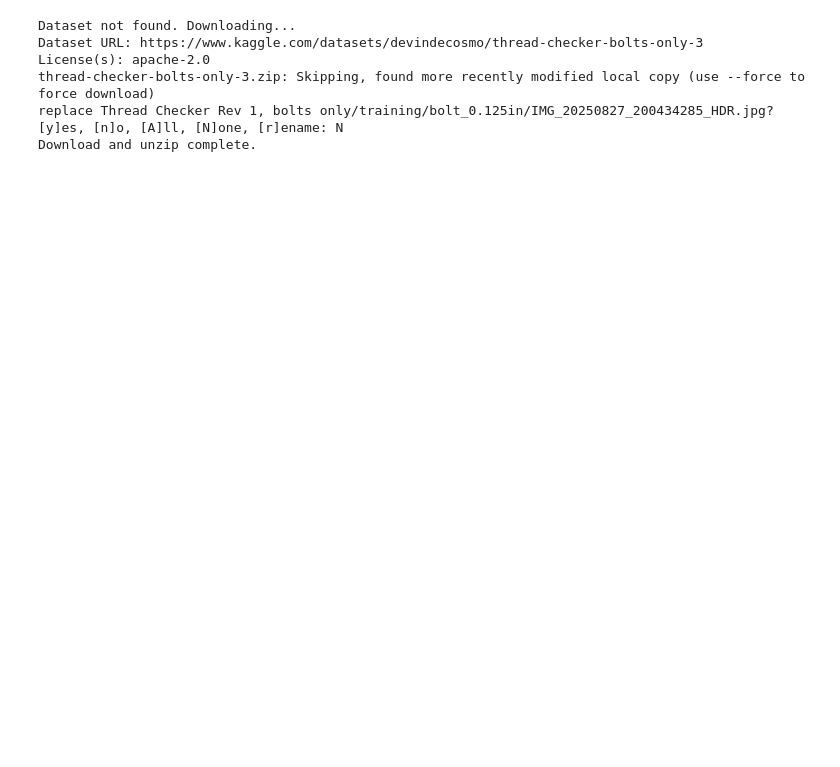
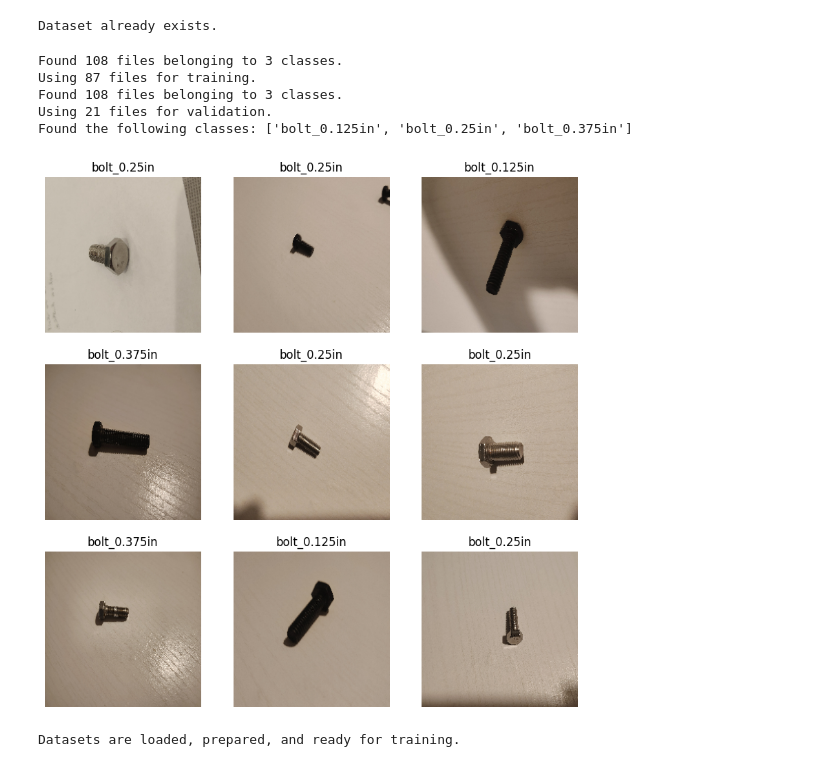
Before and after one commit to ddecosmo-dev/thread-checker, a Jupyter notebook: threadCheckerTrainer.ipynb, the cells around one changed output. Saved outputs shown, nothing was run; the diff lists cells and outputs as text; code cells hidden in the pictures; blank space fills up the shorter version.

Commit message:
got data set working, seemingly, added initial model

```diff
--- a/threadCheckerTrainer.ipynb
+++ b/threadCheckerTrainer.ipynb
@@ -20,7 +20,7 @@ if not os.path.exists("/root/.kaggle/kaggle.json"):
 
 # The name of the main folder that gets created after unzipping
 # Change 'training' if your main folder is named something else
-dataset_folder = 'training'
+dataset_folder = 'Thread Checker Rev 1, bolts only'
 
 if not os.path.exists(dataset_folder):
   print('Dataset not found. Downloading...')
@@ -33,9 +33,4 @@ if not os.path.exists(dataset_folder):
 else:
   print('Dataset already exists.')
 # %% [output]
-Dataset not found. Downloading...
-Dataset URL: https://www.kaggle.com/datasets/devindecosmo/thread-checker-bolts-only-3
-License(s): apache-2.0
-thread-checker-bolts-only-3.zip: Skipping, found more recently modified local copy (use --force to force download)
-replace Thread Checker Rev 1, bolts only/training/bolt_0.125in/IMG_20250827_200434285_HDR.jpg? [y]es, [n]o, [A]ll, [N]one, [r]ename: N
-Download and unzip complete.
+Dataset already exists.
@@ -48,3 +37,74 @@ IMG_WIDTH = 224
+# %%
+
+#Constants
+#data set creation
+VALIDATION_SPLIT = 0.2
+SEED = 123;
+
+#Data preparation
+BATCH_SIZE = 32
+IMG_HEIGHT = 224
+IMG_WIDTH = 224
+
+
+
+# Define the correct paths to your nested data directories
+# Note: This assumes your unzipped folder is named 'Thread Checker Rev 1, bolts only'
+TRAIN_DIR = 'Thread Checker Rev 1, bolts only/training'
+# %%
+#dataset import and creation
+#may need some scaling or bounding box depending on accuracy
+train_ds = tf.keras.utils.image_dataset_from_directory(
+  TRAIN_DIR,
+  validation_split=VALIDATION_SPLIT,
+  subset="training",
+  seed=123,  # The seed ensures the random split is the same every time
+  image_size=(IMG_HEIGHT, IMG_WIDTH),
+  batch_size=BATCH_SIZE)
+
+# We create the validation set from the remaining 20%
+val_ds = tf.keras.utils.image_dataset_from_directory(
+  TRAIN_DIR,
+  validation_split=VALIDATION_SPLIT,
+  subset="validation",
+  seed=123, # Using the same seed is crucial to prevent overlap
+  image_size=(IMG_HEIGHT, IMG_WIDTH),
+  batch_size=BATCH_SIZE)
+
+# Get the class names from the folder structure
+class_names = train_ds.class_names
+num_classes = len(class_names)
+print("Found the following classes:", class_names)
+
+plt.figure(figsize=(10, 10))
+for images, labels in train_ds.take(1):
+  for i in range(9):
+    ax = plt.subplot(3, 3, i + 1)
+
+    # Use the label directly as the index
+    label_index = labels[i]
+
+    plt.imshow(images[i].numpy().astype("uint8"))
+    plt.title(class_names[label_index])
+    plt.axis("off")
+plt.show()
+# %% [output]
+Found 108 files belonging to 3 classes.
+Using 87 files for training.
+Found 108 files belonging to 3 classes.
+Using 21 files for validation.
+Found the following classes: ['bolt_0.125in', 'bolt_0.25in', 'bolt_0.375in']
+[figure, added]
+# %%
+# --- 3. CONFIGURE DATASETS FOR PERFORMANCE ---
+# These steps optimize the data pipeline for speed during training.
+AUTOTUNE = tf.data.AUTOTUNE
+train_ds = train_ds.cache().shuffle(1000).prefetch(buffer_size=AUTOTUNE)
+val_ds = val_ds.cache().prefetch(buffer_size=AUTOTUNE)
+
+print("\nDatasets are loaded, prepared, and ready for training.")
+# %% [output]
+Datasets are loaded, prepared, and ready for training.
 # %%
 #data preparation
 
```
Also changed, not shown: parts of 3 cells of this notebook.
